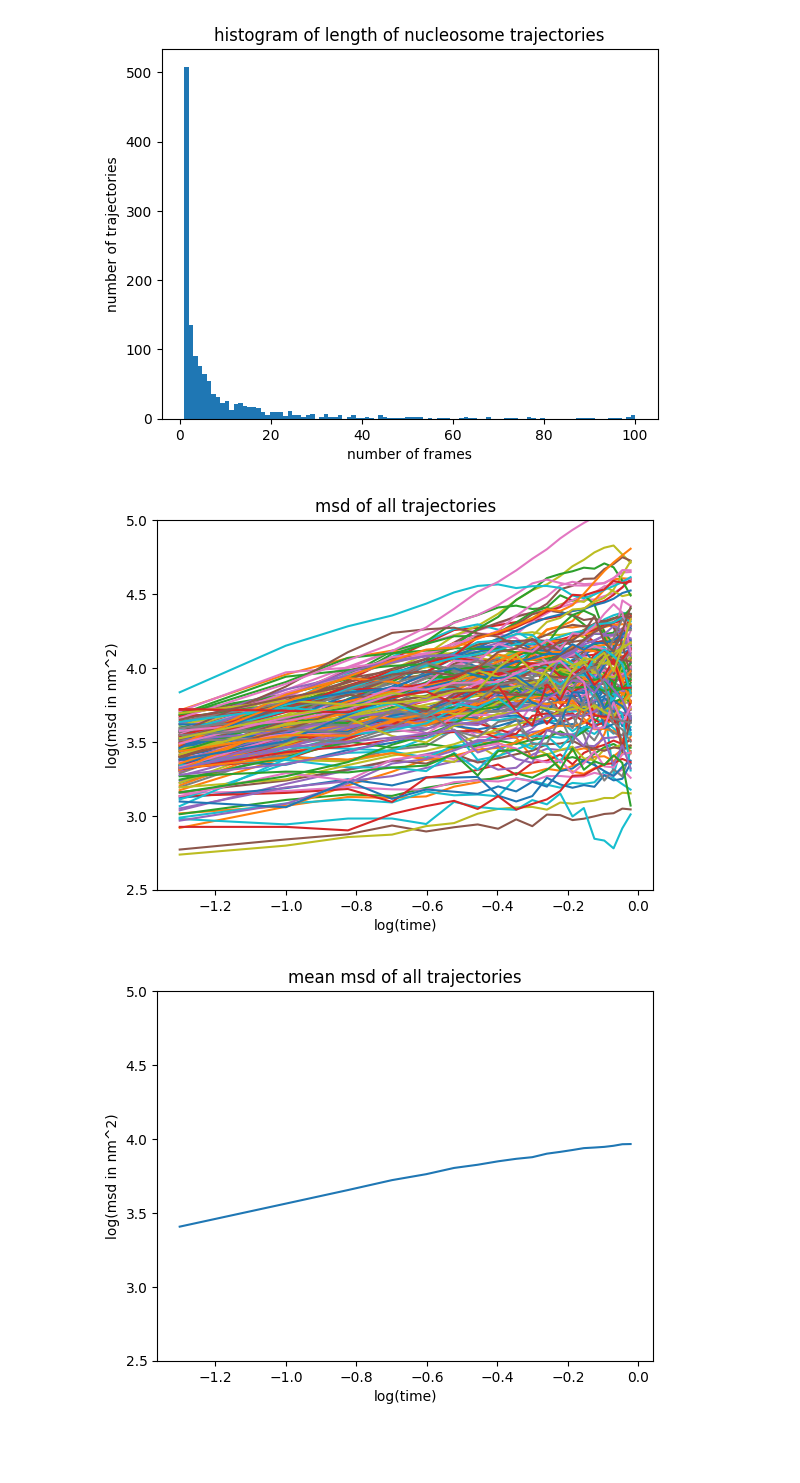
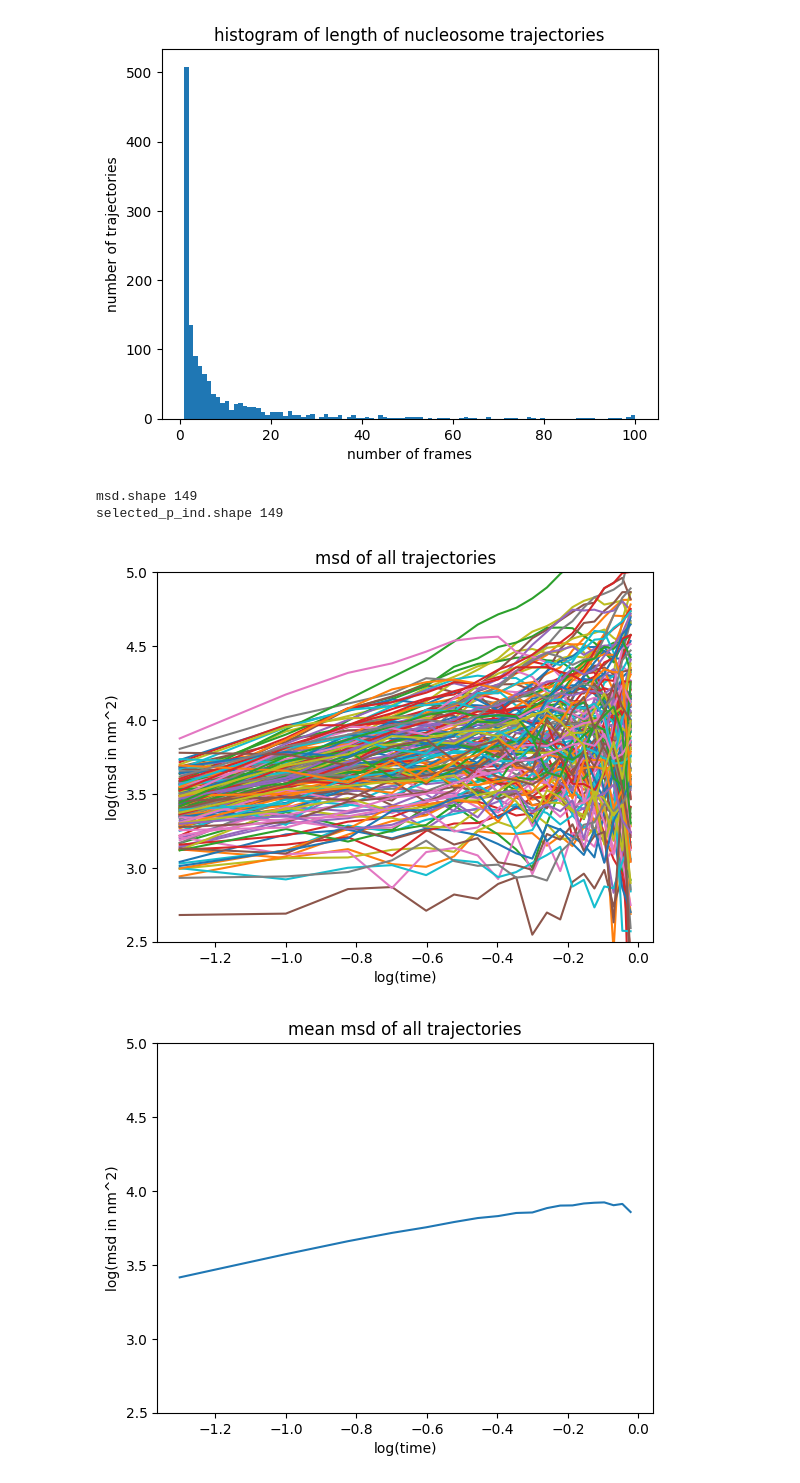
Before and after one commit to mkrishnapraneet/2D-Temporal-normalizing-flows, a Jupyter notebook: TNFwithRealNVP/preproc.ipynb, the cells around one changed output. Cells and saved outputs as stored; diff of their text form; code cells hidden in the pictures; blank space fills up the shorter version.

```diff
--- a/TNFwithRealNVP/preproc.ipynb
+++ b/TNFwithRealNVP/preproc.ipynb
@@ -59,44 +59,55 @@ plt.show()
 (1342,)
 [figure]
 # %%
-# calculate msd for each trajectory
+# calculate msd for each trajectory which has more than 20 frames
+cutoff = 20
 msd = []
+selected_p_ind = []
 for n in nucleosomes:
-    curmsd = np.zeros(n.traj.shape[0])
-    for i in range(1, n.traj.shape[0]):
-        # vectorized
-        curmsd[i] = np.sum((n.traj[i:, 1:3] - n.traj[0:-i, 1:3])**2) / (n.traj.shape[0] - i)
-    msd.append(curmsd)
+    if len(n.traj) > cutoff:
+        curmsd = np.zeros(cutoff)
+        traj = n.traj[:cutoff]
+        for i in range(1, cutoff):
+            # vectorized
+            curmsd[i] = np.sum((traj[i:, 1:3] - traj[0:-i, 1:3])**2) / (cutoff - i)
+        msd.append([n.p_ind, curmsd*4225])    # px^2 to nm^2
+        selected_p_ind.append(n.p_ind)
 # msd = np.array(msd)
+print("msd.shape", len(msd))
+print("selected_p_ind.shape", len(selected_p_ind))
+# %% [output]
+msd.shape 149
+selected_p_ind.shape 149
 # %%
 # plot all msd
 # y is log of msd
 # x is log of time
 # np arange 100 frames from 0 s to 5 s
-meany = []
+logy = []
 x = np.log10(np.arange(0, 1.05, 0.05))
 for i in range(len(msd)):
-    if len(msd[i]) > 19:
-        y = np.log10(msd[i]*4225)   # 4225 nm^2 per pixel^2
-        y = y[:20]
-        meany.append(y)
-        # plt.plot(msd[i])
-        plt.plot(x[:len(y)], y)
+    # if len(msd[i][1]) > 19:
+    y = np.log10(msd[i][1])   # 4225 nm^2 per pixel^2
+    # y = y[:20]
+    logy.append(y)
+    # selected_p_ind.append(msd[i][0])
+    # plt.plot(msd[i])
+    plt.plot(x[:len(y)], y)
 plt.title("msd of all trajectories")
 plt.xlabel("log(time)")
 plt.ylabel("log(msd in nm^2)")
 plt.ylim(2.5, 5)
 plt.show()
 
 # plot mean msd
-meany = np.array(meany)
-meany = np.mean(meany, axis=0)
+logy = np.array(logy)
+meany = np.mean(logy, axis=0)
 plt.plot(x[:len(meany)], meany)
 plt.title("mean msd of all trajectories")
 plt.xlabel("log(time)")
 plt.ylabel("log(msd in nm^2)")
 plt.ylim(2.5, 5)
 plt.show()
 # %% [output]
-[figure, old version]
+[figure, new version]
-[figure, old version]
+[figure, new version]
```
Also changed, not shown: parts of 3 cells of this notebook, 1 other file.
